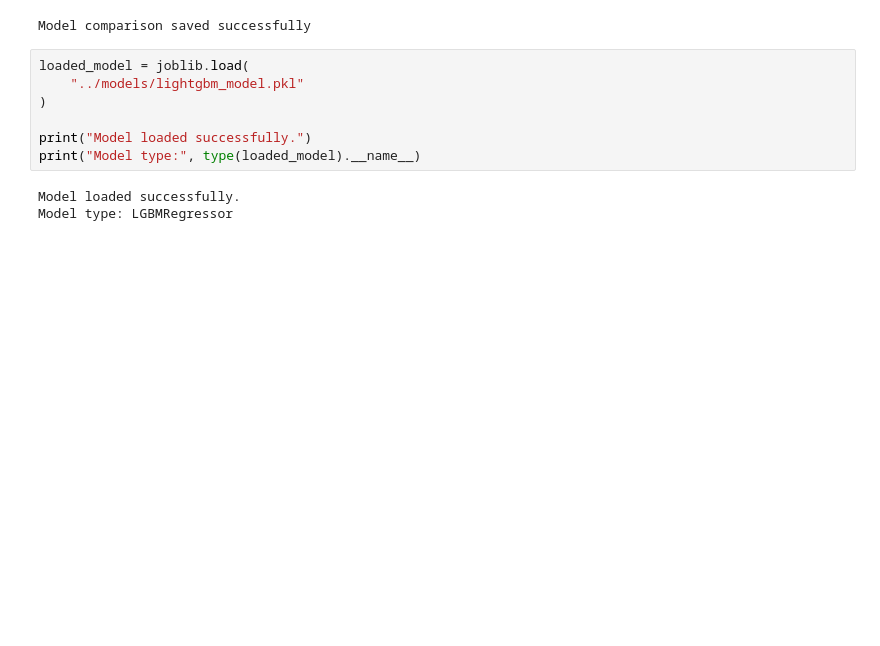
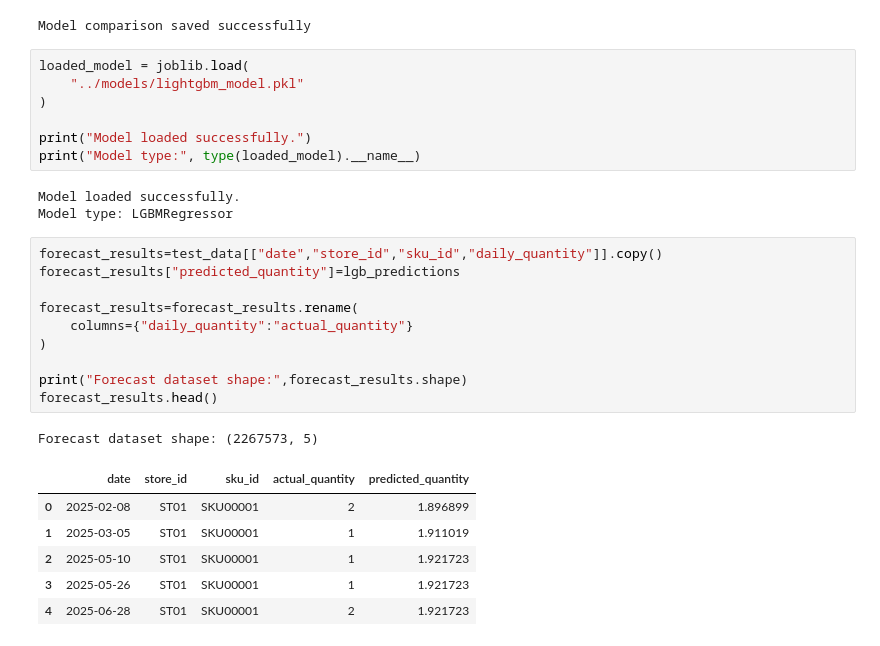
Before and after one commit to AadiJain1256/FORESIGHT-AI-Demand-Inventory-Intelligence, a Jupyter notebook: notebooks/03_modeling.ipynb, the cells around one changed output. Drawn from its saved outputs; the diff is of its cells as text; blank space fills up the shorter version.

```diff
--- a/notebooks/03_modeling.ipynb
+++ b/notebooks/03_modeling.ipynb
@@ -327,3 +327,21 @@ print("Model type:", type(loaded_model).__name__)
 # %% [output]
 Model loaded successfully.
 Model type: LGBMRegressor
+# %%
+forecast_results=test_data[["date","store_id","sku_id","daily_quantity"]].copy()
+forecast_results["predicted_quantity"]=lgb_predictions
+
+forecast_results=forecast_results.rename(
+    columns={"daily_quantity":"actual_quantity"}
+)
+
+print("Forecast dataset shape:",forecast_results.shape)
+forecast_results.head()
+# %% [output]
+Forecast dataset shape: (2267573, 5)
+|  | date | store_id | sku_id | actual_quantity | predicted_quantity |
+| 0 | 2025-02-08 | ST01 | SKU00001 | 2 | 1.896899 |
+| 1 | 2025-03-05 | ST01 | SKU00001 | 1 | 1.911019 |
+| 2 | 2025-05-10 | ST01 | SKU00001 | 1 | 1.921723 |
+| 3 | 2025-05-26 | ST01 | SKU00001 | 1 | 1.921723 |
+| 4 | 2025-06-28 | ST01 | SKU00001 | 2 | 1.921723 |
```
Also changed, not shown: parts of 7 cells of this notebook.
